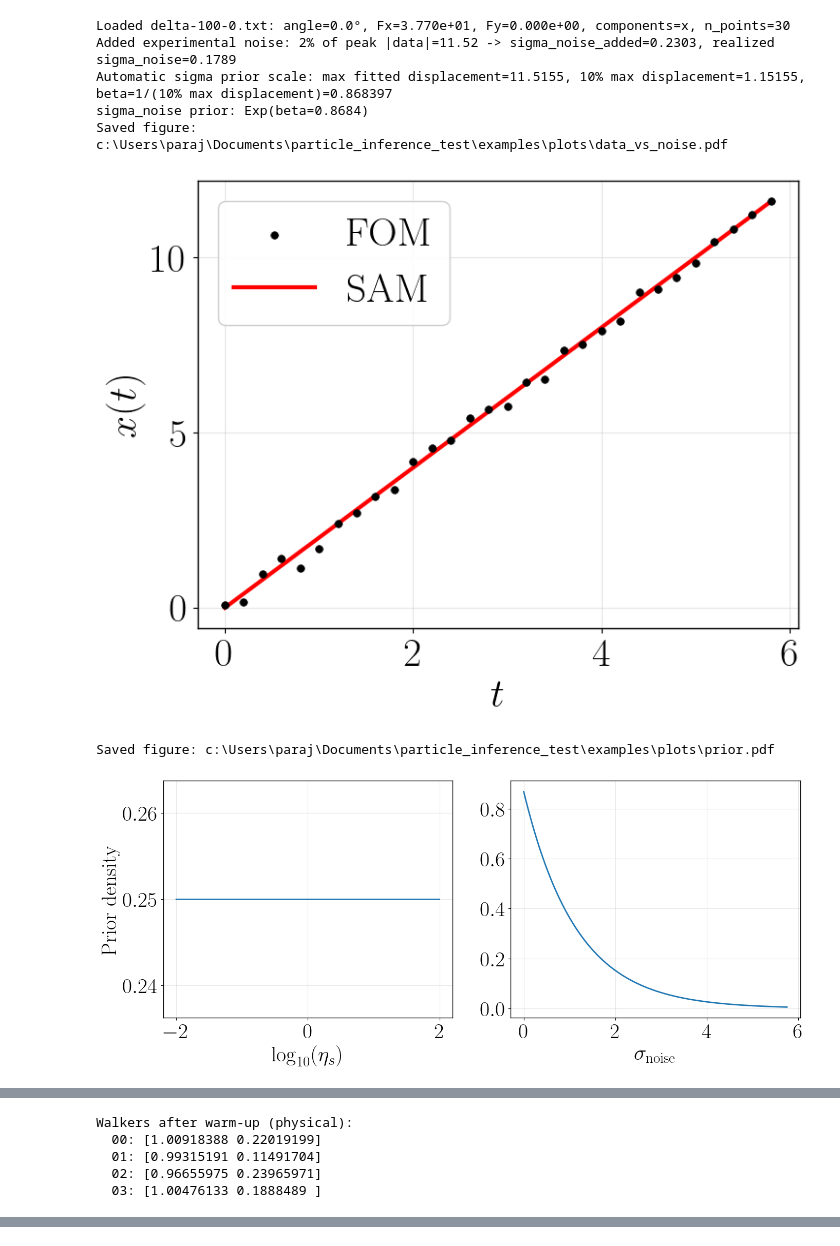
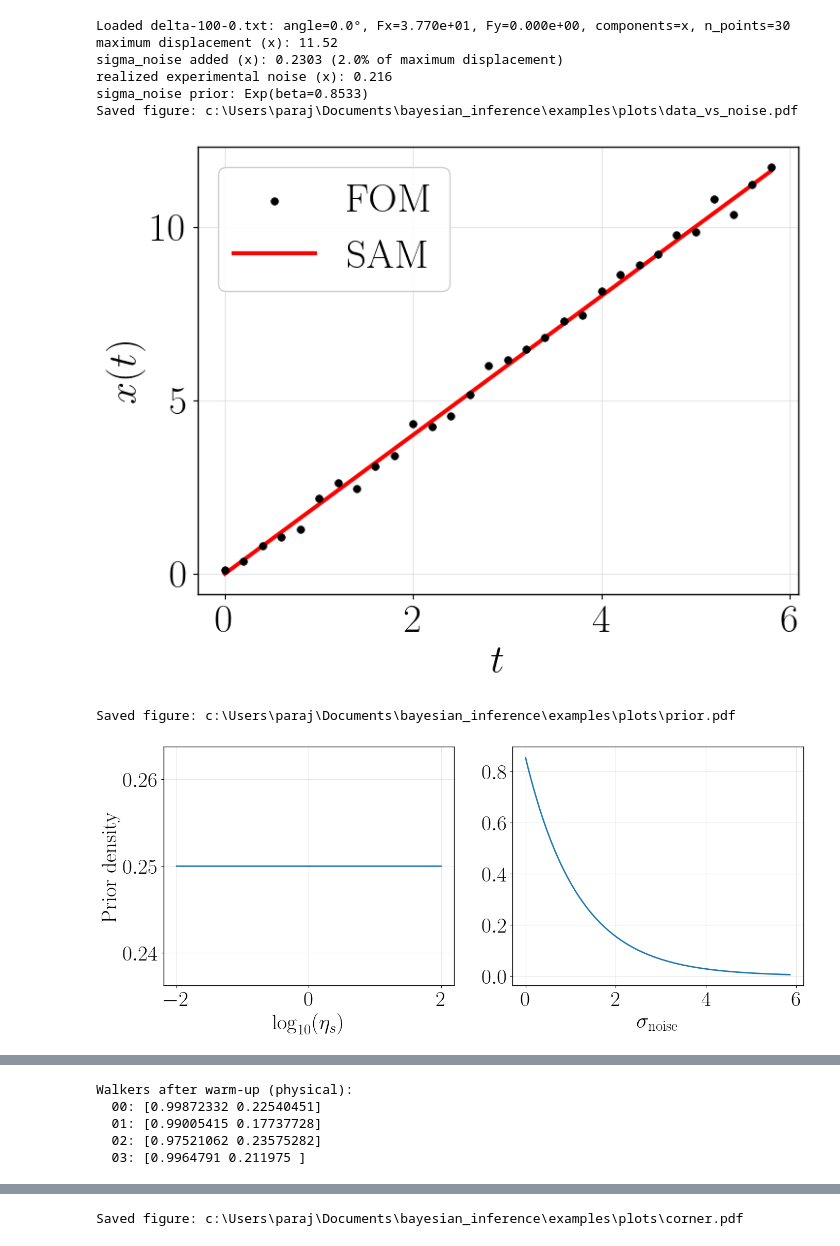
Before and after one commit to parajal/bayesian_inference_particle, a Jupyter notebook: examples/newtonian_unbounded.ipynb, the cells around one changed output, grey strips where cells are left out. Saved outputs shown, nothing was run; the diff lists cells and outputs as text; code cells hidden in the pictures.

Commit message:
fixed the examples folder

```diff
--- a/examples/newtonian_unbounded.ipynb
+++ b/examples/newtonian_unbounded.ipynb
@@ -1,37 +1,36 @@
 # %%
 import sys
 import os
-
-CURRENT_DIR = os.getcwd()
-FAXEN_ROOT = os.path.abspath(os.path.join(CURRENT_DIR, '..'))
-sys.path.append(FAXEN_ROOT)
-from packages.main import InferenceProcedure
 import numpy as np
+import sys, os
+sys.path.append(os.path.abspath(os.path.join(os.getcwd(), '..')))
+from packages.main import  InferenceProcedure
 
 model = InferenceProcedure(
     force=12*np.pi,
     material_model="newtonian", # "newtonian", "viscoelastic"
     boundary_model="unbounded", # "unbounded", "bounded"
     theta=0,
     a=1.0,
     sigma_noise_percent= 2.0,
     sigma_bias=None,
     nsteps=10000,
     thin_factor=1)
 
-model.load_data("newtonian/unbounded/delta-100-0.txt")
+model.load_data("data/newtonian/unbounded/delta-100-0.txt")
 model.plot_data(theta_true=[1])
 model.plot_prior()
 model.run_mcmc(init_method= "kmeans")
 model.plot_results()
 # %% [output]
 Loaded delta-100-0.txt: angle=0.0°, Fx=3.770e+01, Fy=0.000e+00, components=x, n_points=30
-Added experimental noise: 2% of peak |data|=11.52 -> sigma_noise_added=0.2303, realized sigma_noise=0.1789
-Automatic sigma prior scale: max fitted displacement=11.5155, 10% max displacement=1.15155, beta=1/(10% max displacement)=0.868397
-sigma_noise prior: Exp(beta=0.8684)
-Saved figure: c:\Users\paraj\Documents\particle_inference_test\examples\plots\data_vs_noise.pdf
+maximum displacement (x): 11.52
+sigma_noise added (x): 0.2303 (2.0% of maximum displacement)
+realized experimental noise (x): 0.216
+sigma_noise prior: Exp(beta=0.8533)
+Saved figure: c:\Users\paraj\Documents\bayesian_inference\examples\plots\data_vs_noise.pdf
-[figure, old version]
+[figure, new version]
-Saved figure: c:\Users\paraj\Documents\particle_inference_test\examples\plots\prior.pdf
+Saved figure: c:\Users\paraj\Documents\bayesian_inference\examples\plots\prior.pdf
 [figure]
 Preparing MCMC: ndim=2, walkers=4, steps=10000, init=kmeans, warmup=True
 
@@ -43,7 +42,7 @@ Initial walkers (physical):
 
 Warm-up: 1000 steps x 4 walkers
 Walkers after warm-up (physical):
-  00: [1.00918388 0.22019199]
-  01: [0.99315191 0.11491704]
-  02: [0.96655975 0.23965971]
-  03: [1.00476133 0.1888489 ]
+  00: [0.99872332 0.22540451]
+  01: [0.99005415 0.17737728]
+  02: [0.97521062 0.23575282]
+  03: [0.9964791 0.211975 ]
@@ -49,0 +67 @@ Walkers after warm-up (physical):
+Saved figure: c:\Users\paraj\Documents\bayesian_inference\examples\plots\corner.pdf
```
Also changed, not shown: parts of 1 cell of this notebook, 9 other files.
